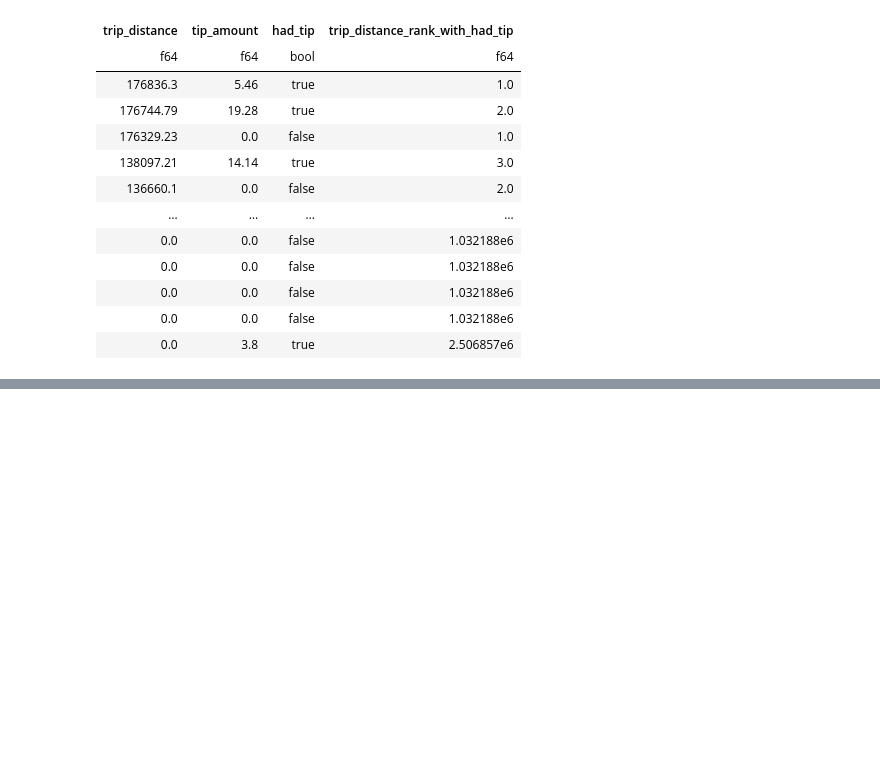
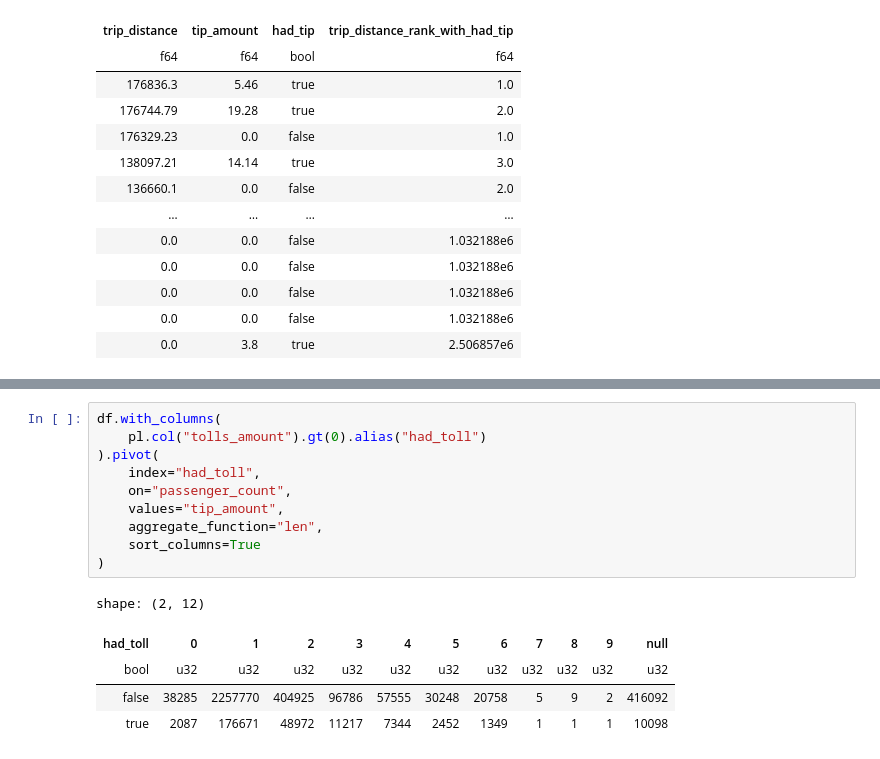
Before and after one commit to NaveenKumarReddy8/polars-for-data-science, a Jupyter notebook: polars_for_data_science/module_5.ipynb, the cells around one changed output, grey strips where cells are left out. Cells and saved outputs as stored; diff of their text form; blank space fills up the shorter version.

```diff
--- a/polars_for_data_science/module_5.ipynb
+++ b/polars_for_data_science/module_5.ipynb
@@ -143,0 +187,16 @@ shape: (3_582_628, 4)
+# %%
+df.with_columns(
+    pl.col("tolls_amount").gt(0).alias("had_toll")
+).pivot(
+    index="had_toll",
+    on="passenger_count",
+    values="tip_amount",
+    aggregate_function="len",
+    sort_columns=True
+)
+# %% [output]
+shape: (2, 12)
+| had_toll | 0 | 1 | 2 | 3 | 4 | 5 | 6 | 7 | 8 | 9 | null |
+| bool | u32 | u32 | u32 | u32 | u32 | u32 | u32 | u32 | u32 | u32 | u32 |
+| false | 38285 | 2257770 | 404925 | 96786 | 57555 | 30248 | 20758 | 5 | 9 | 2 | 416092 |
+| true | 2087 | 176671 | 48972 | 11217 | 7344 | 2452 | 1349 | 1 | 1 | 1 | 10098 |
```
Also changed, not shown: parts of 5 cells of this notebook, 3 other files.
